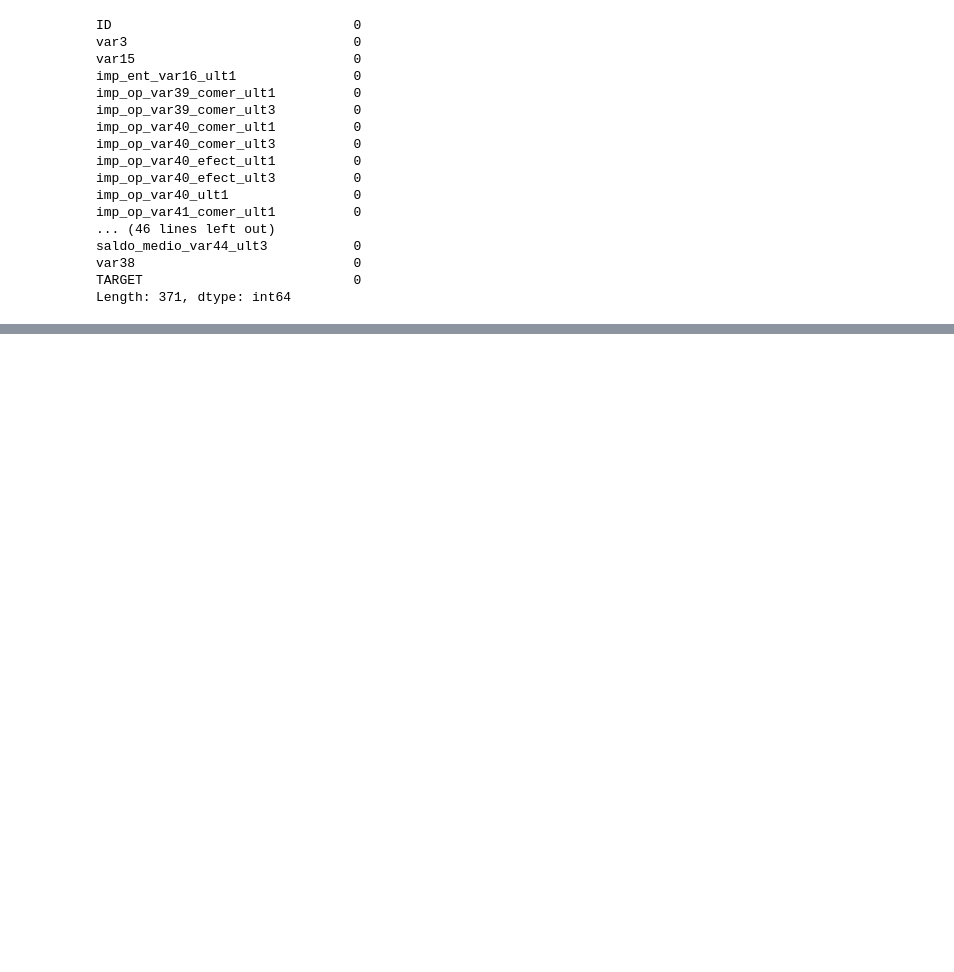
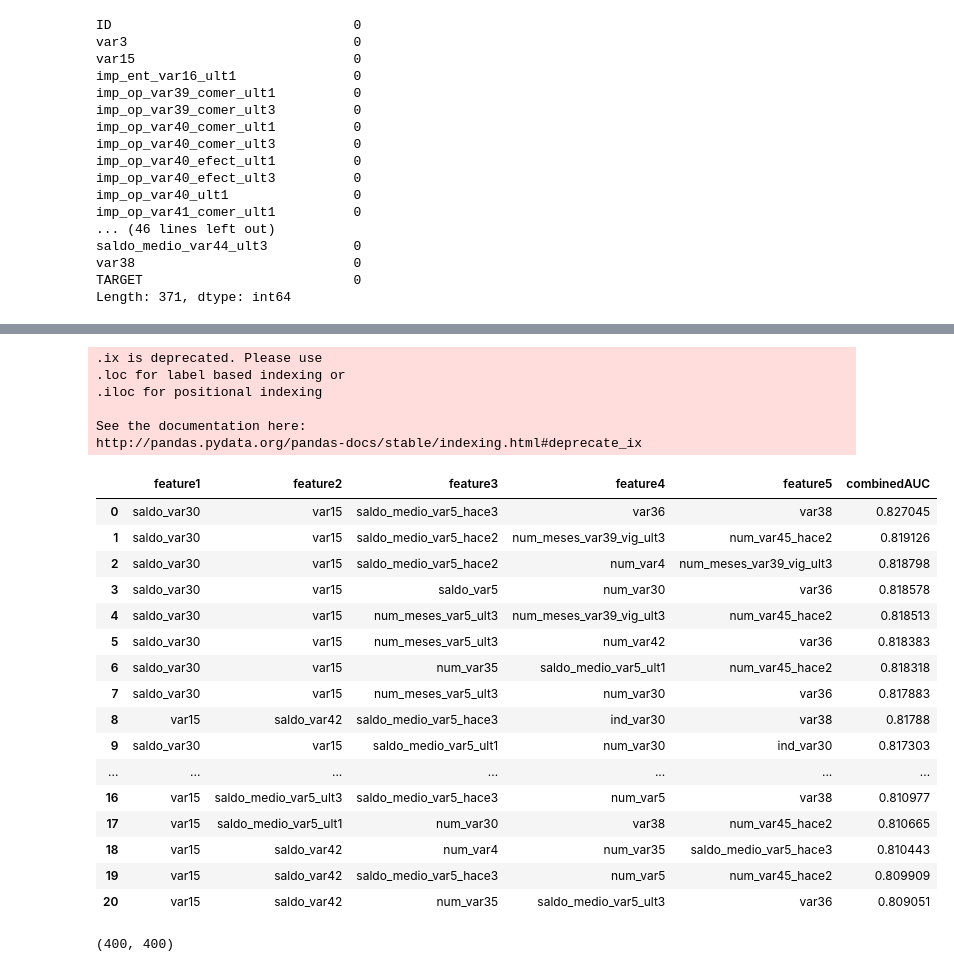
Before and after one commit to mohits1005/kaggleMLproblems, a Jupyter notebook: Customer Satisfaction.ipynb, the cells around one changed output, grey strips where cells are left out. Drawn from its saved outputs; the diff is of its cells as text; code cells hidden in the pictures; blank space fills up the shorter version.

```diff
--- a/Customer Satisfaction.ipynb
+++ b/Customer Satisfaction.ipynb
@@ -91,0 +307,27 @@ Length: 371, dtype: int64
+# %%
+featureCombinationsTable = featureCombinationsTable.sort_values(by='combinedAUC', axis=0, ascending=False).reset_index(drop=True)
+featureCombinationsTable.ix[:20,:]
+# %% [output]
+.ix is deprecated. Please use
+.loc for label based indexing or
+.iloc for positional indexing
+
+See the documentation here:
+http://pandas.pydata.org/pandas-docs/stable/indexing.html#deprecate_ix
+|  | feature1 | feature2 | feature3 | feature4 | feature5 | combinedAUC |
+| 0 | saldo_var30 | var15 | saldo_medio_var5_hace3 | var36 | var38 | 0.827045 |
+| 1 | saldo_var30 | var15 | saldo_medio_var5_hace2 | num_meses_var39_vig_ult3 | num_var45_hace2 | 0.819126 |
+| 2 | saldo_var30 | var15 | saldo_medio_var5_hace2 | num_var4 | num_meses_var39_vig_ult3 | 0.818798 |
+| 3 | saldo_var30 | var15 | saldo_var5 | num_var30 | var36 | 0.818578 |
+| 4 | saldo_var30 | var15 | num_meses_var5_ult3 | num_meses_var39_vig_ult3 | num_var45_hace2 | 0.818513 |
+| 5 | saldo_var30 | var15 | num_meses_var5_ult3 | num_var42 | var36 | 0.818383 |
+| 6 | saldo_var30 | var15 | num_var35 | saldo_medio_var5_ult1 | num_var45_hace2 | 0.818318 |
+| 7 | saldo_var30 | var15 | num_meses_var5_ult3 | num_var30 | var36 | 0.817883 |
+| 8 | var15 | saldo_var42 | saldo_medio_var5_hace3 | ind_var30 | var38 | 0.81788 |
+| 9 | saldo_var30 | var15 | saldo_medio_var5_ult1 | num_var30 | ind_var30 | 0.817303 |
+| ... | ... | ... | ... | ... | ... | ... |
+| 16 | var15 | saldo_medio_var5_ult3 | saldo_medio_var5_hace3 | num_var5 | var38 | 0.810977 |
+| 17 | var15 | saldo_medio_var5_ult1 | num_var30 | var38 | num_var45_hace2 | 0.810665 |
+| 18 | var15 | saldo_var42 | num_var4 | num_var35 | saldo_medio_var5_hace3 | 0.810443 |
+| 19 | var15 | saldo_var42 | saldo_medio_var5_hace3 | num_var5 | num_var45_hace2 | 0.809909 |
+| 20 | var15 | saldo_var42 | num_var35 | saldo_medio_var5_ult3 | var36 | 0.809051 |
@@ -91,0 +346,4 @@ Length: 371, dtype: int64
+# %%
+combinationOverlapMatrix.shape
+# %% [output]
+(400, 400)
```
Also changed, not shown: parts of 23 cells of this notebook, 1 other file.
